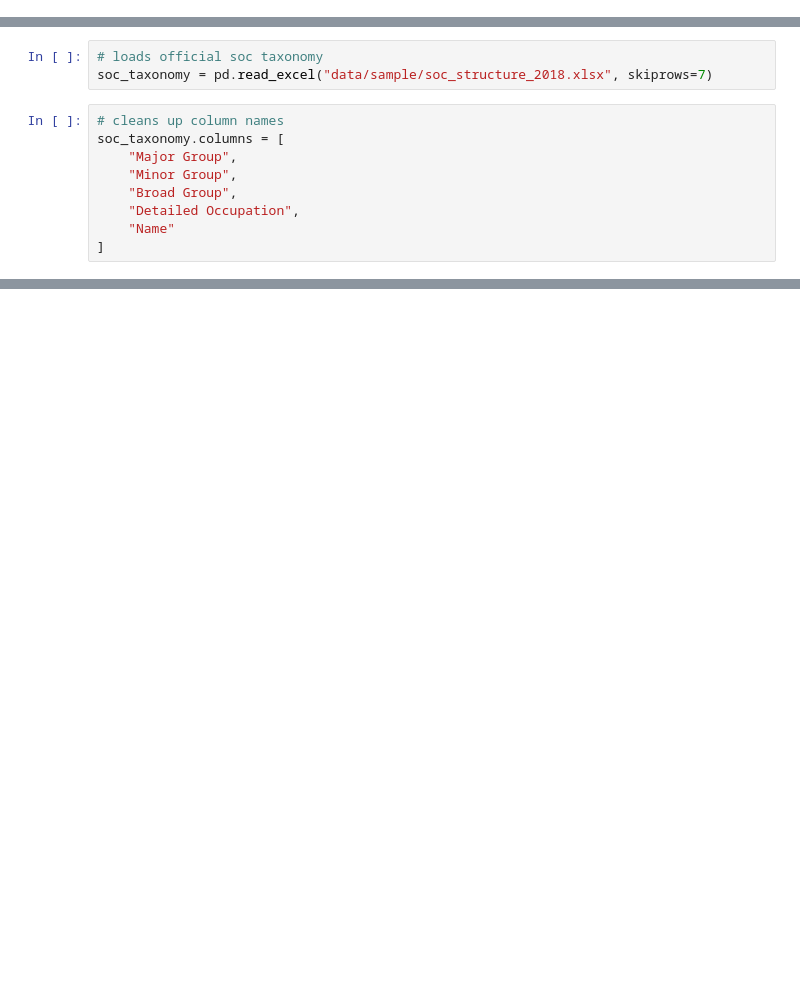
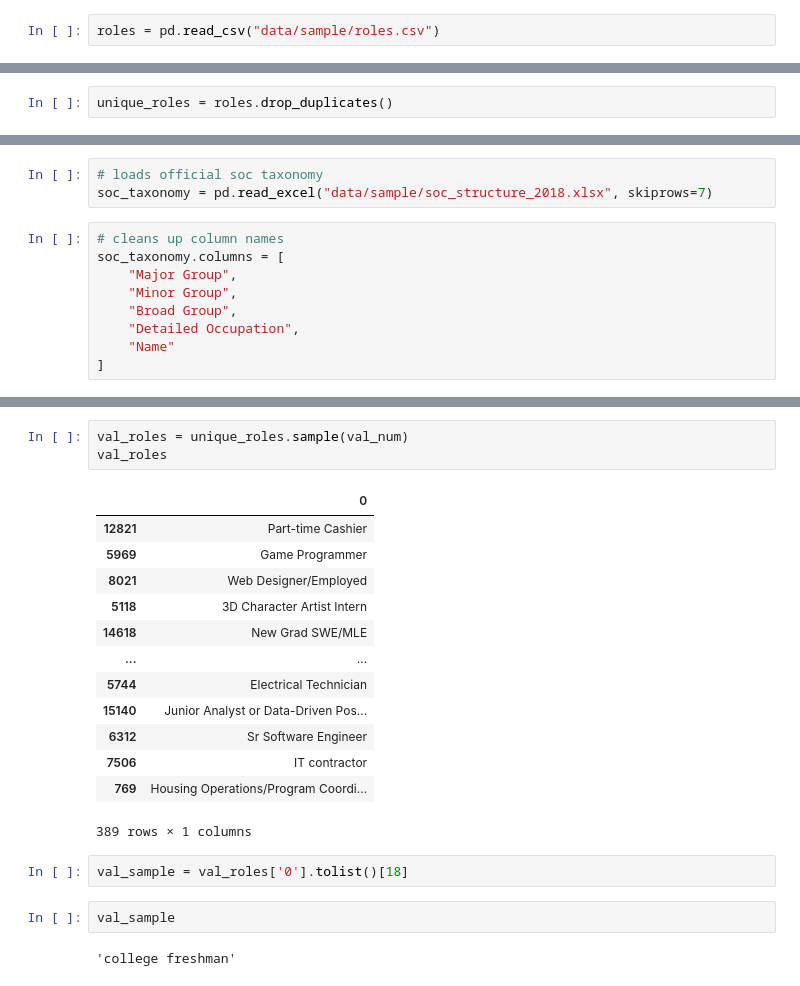
Before and after one commit to saakethk/Reddit-Resumes-Dataset, a Jupyter notebook: developing_role_classifications.ipynb, the cells around one changed output, grey strips where cells are left out. Cells and saved outputs as stored; diff of their text form; blank space fills up the shorter version.

```diff
--- a/developing_role_classifications.ipynb
+++ b/developing_role_classifications.ipynb
@@ -39,0 +9,2 @@ Name: count, dtype: int64
+# %%
+roles = pd.read_csv("data/sample/roles.csv")
@@ -39,0 +15,2 @@ Name: count, dtype: int64
+# %%
+unique_roles = roles.drop_duplicates()
@@ -550,0 +491,23 @@ df_classified[df_classified["major_group_code"] == "15-0000"]
+# %%
+val_roles = unique_roles.sample(val_num)
+val_roles
+# %% [output]
+|  | 0 |
+| 12821 | Part-time Cashier |
+| 5969 | Game Programmer |
+| 8021 | Web Designer/Employed |
+| 5118 | 3D Character Artist Intern |
+| 14618 | New Grad SWE/MLE |
+| ... | ... |
+| 5744 | Electrical Technician |
+| 15140 | Junior Analyst or Data-Driven Pos... |
+| 6312 | Sr Software Engineer |
+| 7506 | IT contractor |
+| 769 | Housing Operations/Program Coordi... |
+389 rows × 1 columns
+# %%
+val_sample = val_roles['0'].tolist()[18]
+# %%
+val_sample
+# %% [output]
+'college freshman'
```
Also changed, not shown: parts of 34 cells of this notebook.
